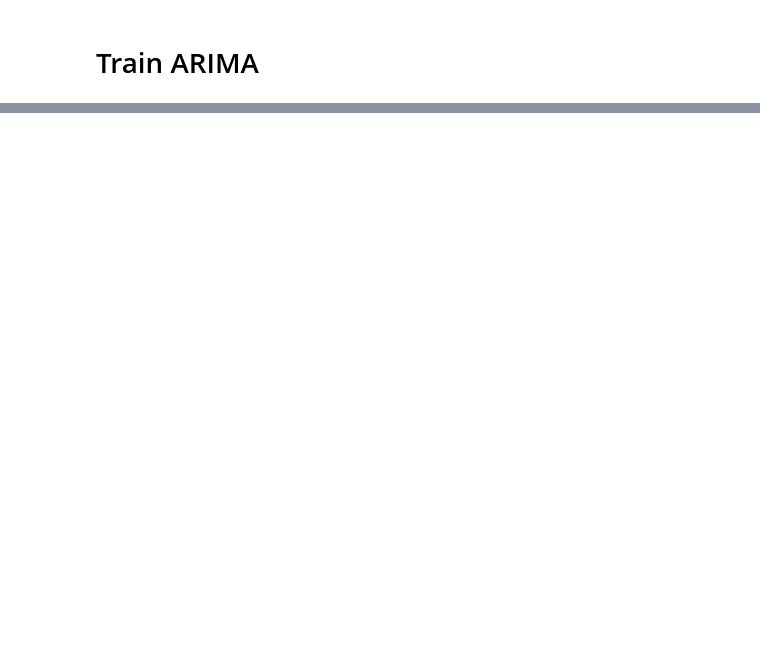
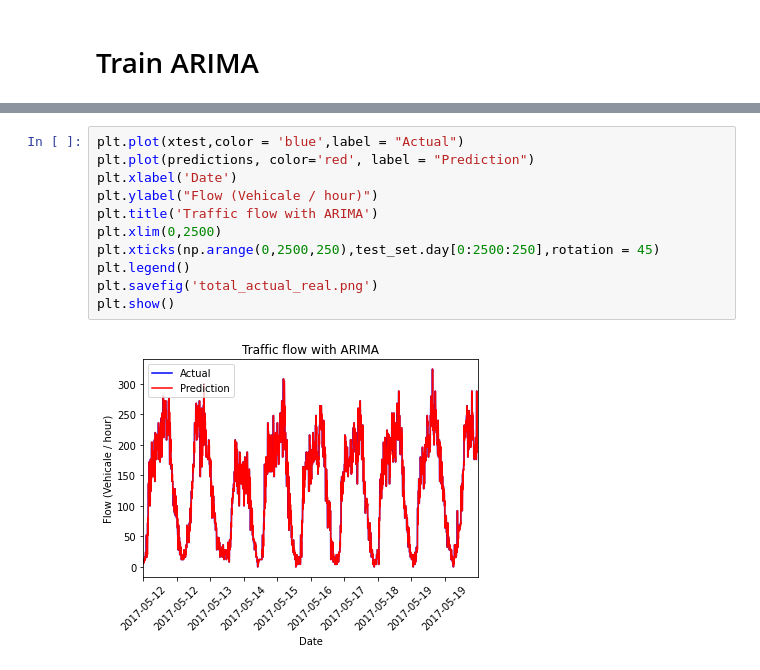
Before and after one commit to fredrikkortet/mt-hh, a Jupyter notebook: ARIMA.ipynb, the cells around one changed output, grey strips where cells are left out. Drawn from its saved outputs; the diff is of its cells as text; blank space fills up the shorter version.

```diff
--- a/ARIMA.ipynb
+++ b/ARIMA.ipynb
@@ -111,0 +120,13 @@ plt.show()
+# %%
+plt.plot(xtest,color = 'blue',label = "Actual")
+plt.plot(predictions, color='red', label = "Prediction")
+plt.xlabel('Date')
+plt.ylabel("Flow (Vehicale / hour)")
+plt.title('Traffic flow with ARIMA')
+plt.xlim(0,2500)
+plt.xticks(np.arange(0,2500,250),test_set.day[0:2500:250],rotation = 45)
+plt.legend()
+plt.savefig('total_actual_real.png')
+plt.show()
+# %% [output]
+[figure, added]
```
Also changed, not shown: parts of 18 cells of this notebook, 4 other files.
